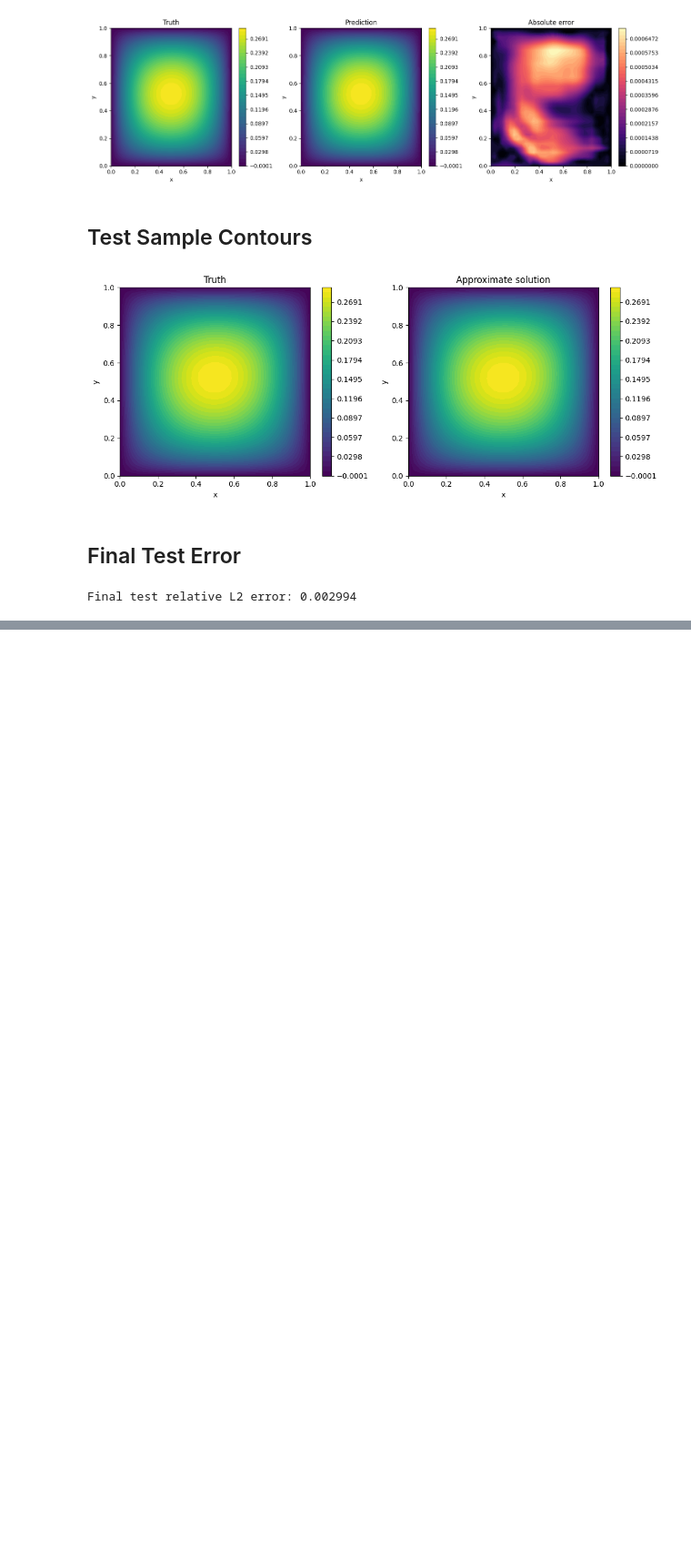
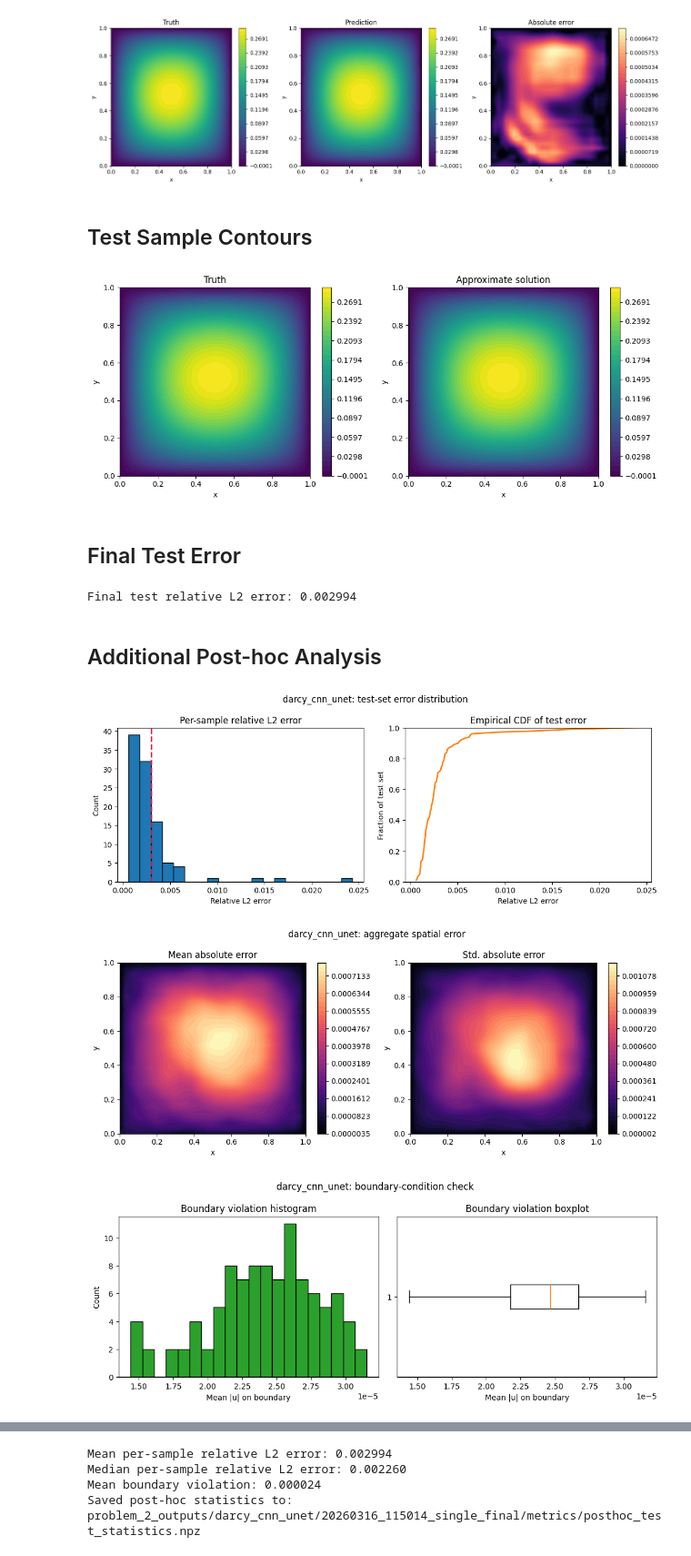
Before and after one commit to jackhenry02/4C11_assignment_2, a Jupyter notebook: DARCY_CNN_UNet.ipynb, the cells around one changed output, grey strips where cells are left out. Shown at 91% size. Saved outputs shown, nothing was run; the diff lists cells and outputs as text; code cells hidden in the pictures; blank space fills up the shorter version.

Commit message:
extra analysis added

```diff
--- a/DARCY_CNN_UNet.ipynb
+++ b/DARCY_CNN_UNet.ipynb
@@ -718,3 +718,30 @@ with open(METRICS_PATH, 'w', encoding='utf-8') as f:
 print(f'Final test relative L2 error: {final_test_loss:.6f}')
 # %% [output]
 Final test relative L2 error: 0.002994
+# %% [markdown]
+## Additional Post-hoc Analysis
+# %%
+# Readability note:
+# This cell adds inference-only diagnostics on the already-trained model so the test-set behaviour can be
+# analysed in more detail without changing the fitted weights.
+
+from darcy_posthoc_analysis import run_darcy_posthoc_analysis
+
+posthoc_metrics = run_darcy_posthoc_analysis(
+    trained_net,
+    a_test,
+    u_test,
+    device=device,
+    u_normalizer=u_normalizer,
+    metrics=metrics,
+    metrics_path=METRICS_PATH,
+    figure_dir=FIGURE_DIR,
+    save_figures=SAVE_FIGURES,
+    figure_dpi=FIGURE_DPI,
+    batch_size=BATCH_SIZE,
+    model_name=MODEL_NAME,
+)
+# %% [output]
+[figure, added]
+[figure, added]
+[figure, added]
@@ -720,0 +749,4 @@ Final test relative L2 error: 0.002994
+Mean per-sample relative L2 error: 0.002994
+Median per-sample relative L2 error: 0.002260
+Mean boundary violation: 0.000024
+Saved post-hoc statistics to: problem_2_outputs/darcy_cnn_unet/20260316_115014_single_final/metrics/posthoc_test_statistics.npz
```
Also changed, not shown: parts of 1 cell of this notebook, 20 other files.
